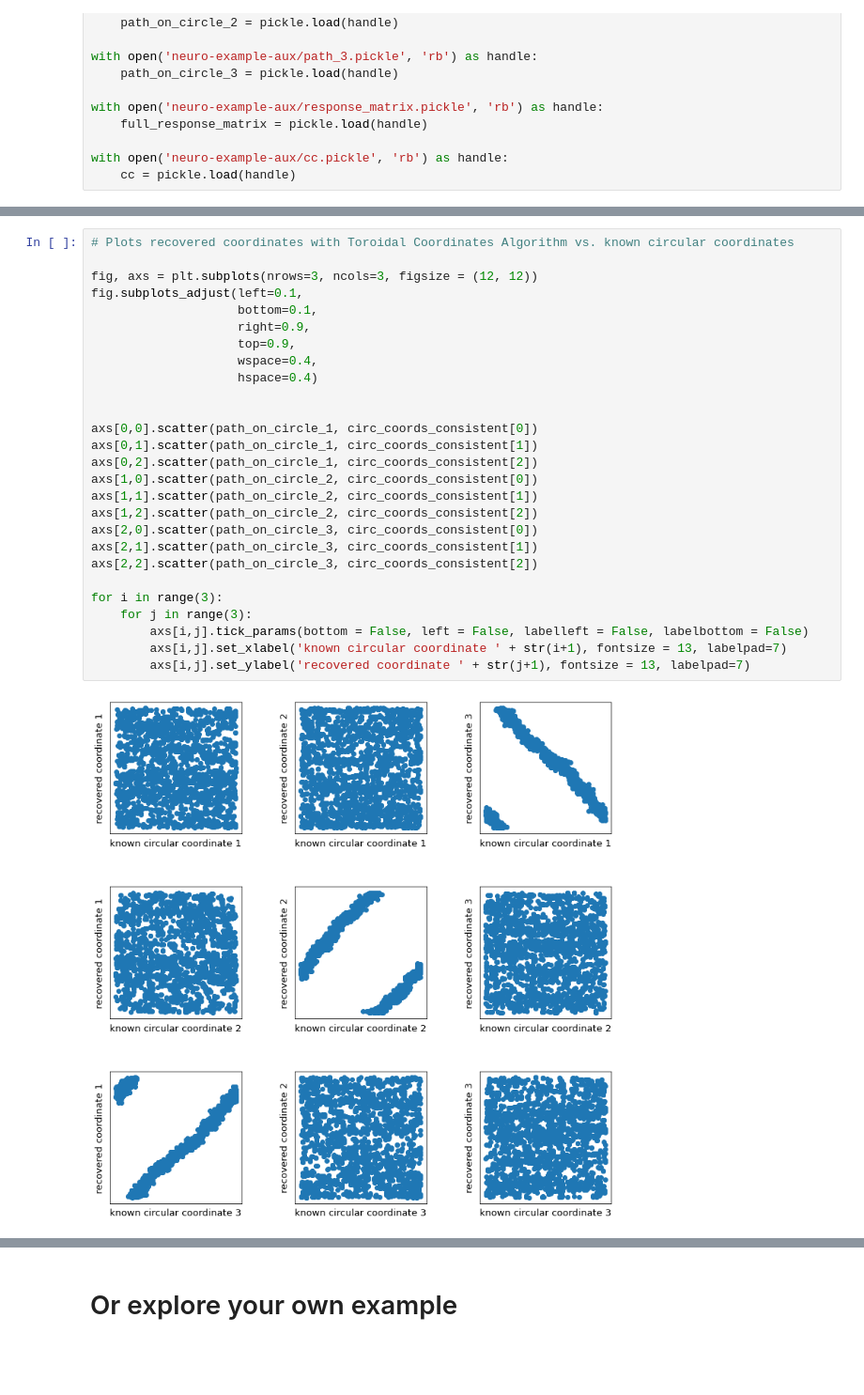
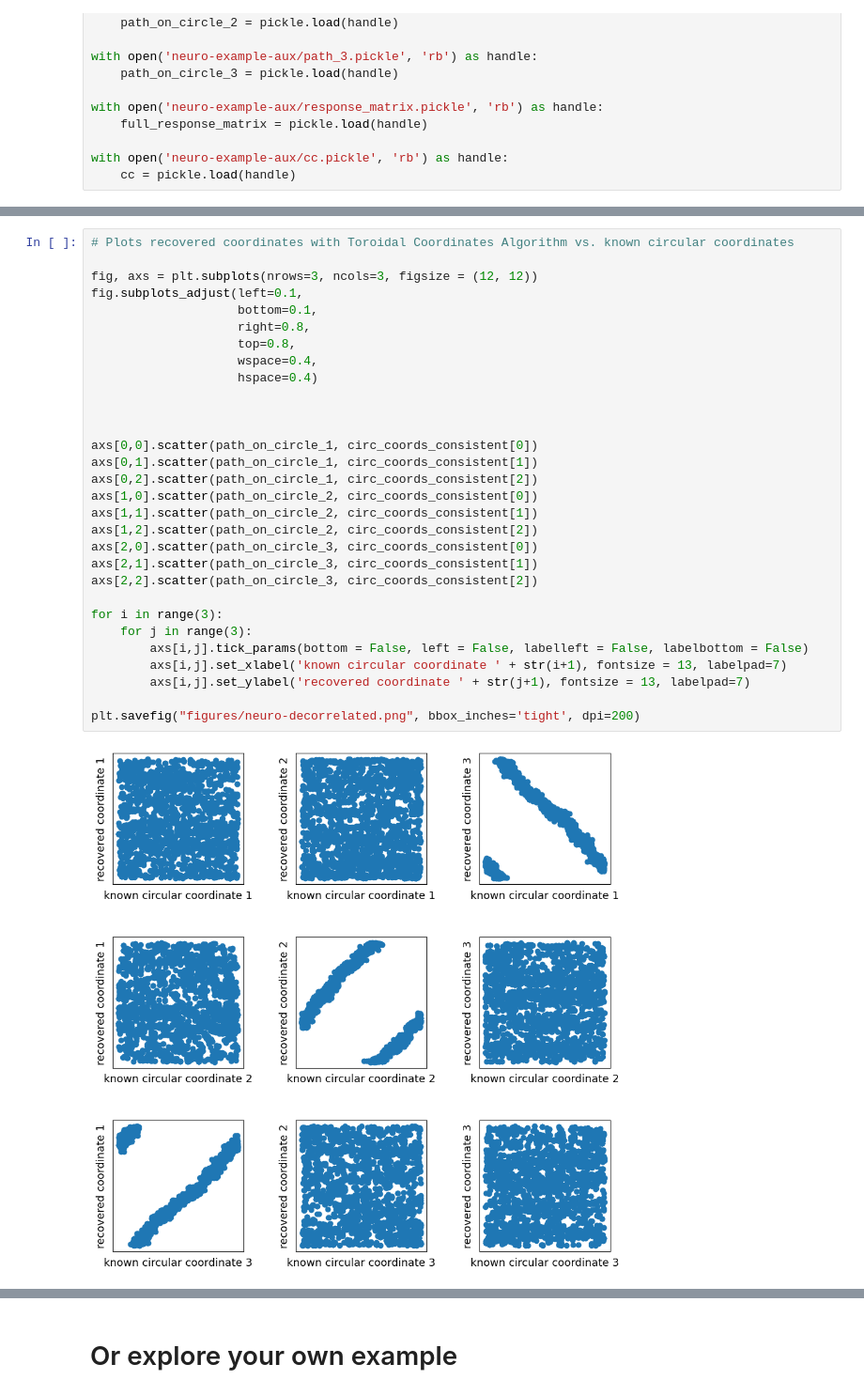
Before and after one commit to LuisScoccola/DREiMac, a Jupyter notebook: notebooks-toroidal-coordinates/neuro-example.ipynb, the cells around one changed output, grey strips where cells are left out. Shown: that part at 94% size. Saved outputs shown, nothing was run; the diff lists cells and outputs as text; blank space fills up the shorter version.

```diff
--- a/notebooks-toroidal-coordinates/neuro-example.ipynb
+++ b/notebooks-toroidal-coordinates/neuro-example.ipynb
@@ -104,32 +103,35 @@ array([[  72.726793  ,   -0.76850629,    3.25575267],
 # %%
 # Plots recovered coordinates with Toroidal Coordinates Algorithm vs. known circular coordinates
 
 fig, axs = plt.subplots(nrows=3, ncols=3, figsize = (12, 12))
 fig.subplots_adjust(left=0.1,
                     bottom=0.1,
-                    right=0.9,
-                    top=0.9,
+                    right=0.8,
+                    top=0.8,
                     wspace=0.4,
                     hspace=0.4)
+
 
 
 axs[0,0].scatter(path_on_circle_1, circ_coords_consistent[0])
 axs[0,1].scatter(path_on_circle_1, circ_coords_consistent[1])
 axs[0,2].scatter(path_on_circle_1, circ_coords_consistent[2])
 axs[1,0].scatter(path_on_circle_2, circ_coords_consistent[0])
 axs[1,1].scatter(path_on_circle_2, circ_coords_consistent[1])
 axs[1,2].scatter(path_on_circle_2, circ_coords_consistent[2])
 axs[2,0].scatter(path_on_circle_3, circ_coords_consistent[0])
 axs[2,1].scatter(path_on_circle_3, circ_coords_consistent[1])
 axs[2,2].scatter(path_on_circle_3, circ_coords_consistent[2])
 
 for i in range(3):
     for j in range(3):
         axs[i,j].tick_params(bottom = False, left = False, labelleft = False, labelbottom = False)
         axs[i,j].set_xlabel('known circular coordinate ' + str(i+1), fontsize = 13, labelpad=7)
         axs[i,j].set_ylabel('recovered coordinate ' + str(j+1), fontsize = 13, labelpad=7)
+
+plt.savefig("figures/neuro-decorrelated.png", bbox_inches='tight', dpi=200)
 # %% [output]
-[figure, old version]
+[figure, new version]
 # %%
 ngm_consistent
 # %% [output]
```
Also changed, not shown: parts of 7 cells of this notebook, 3 other files.
